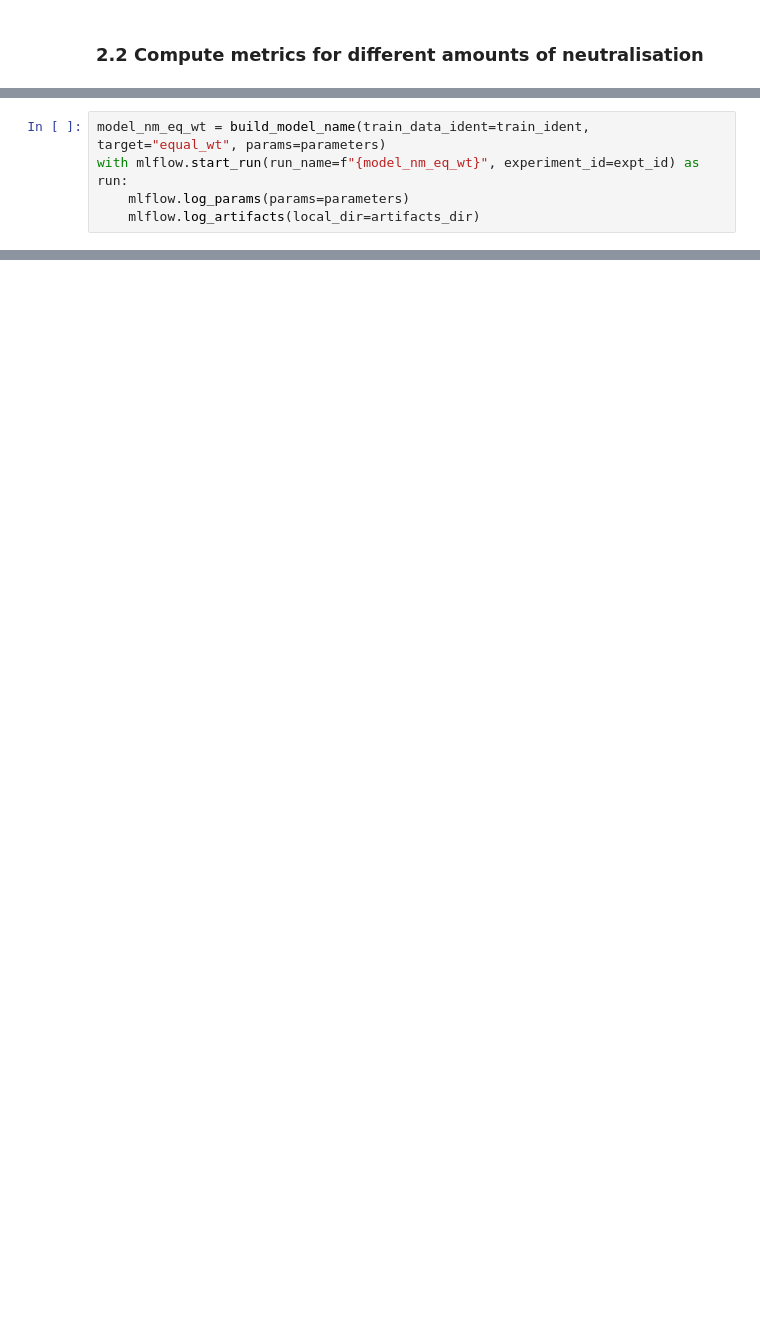
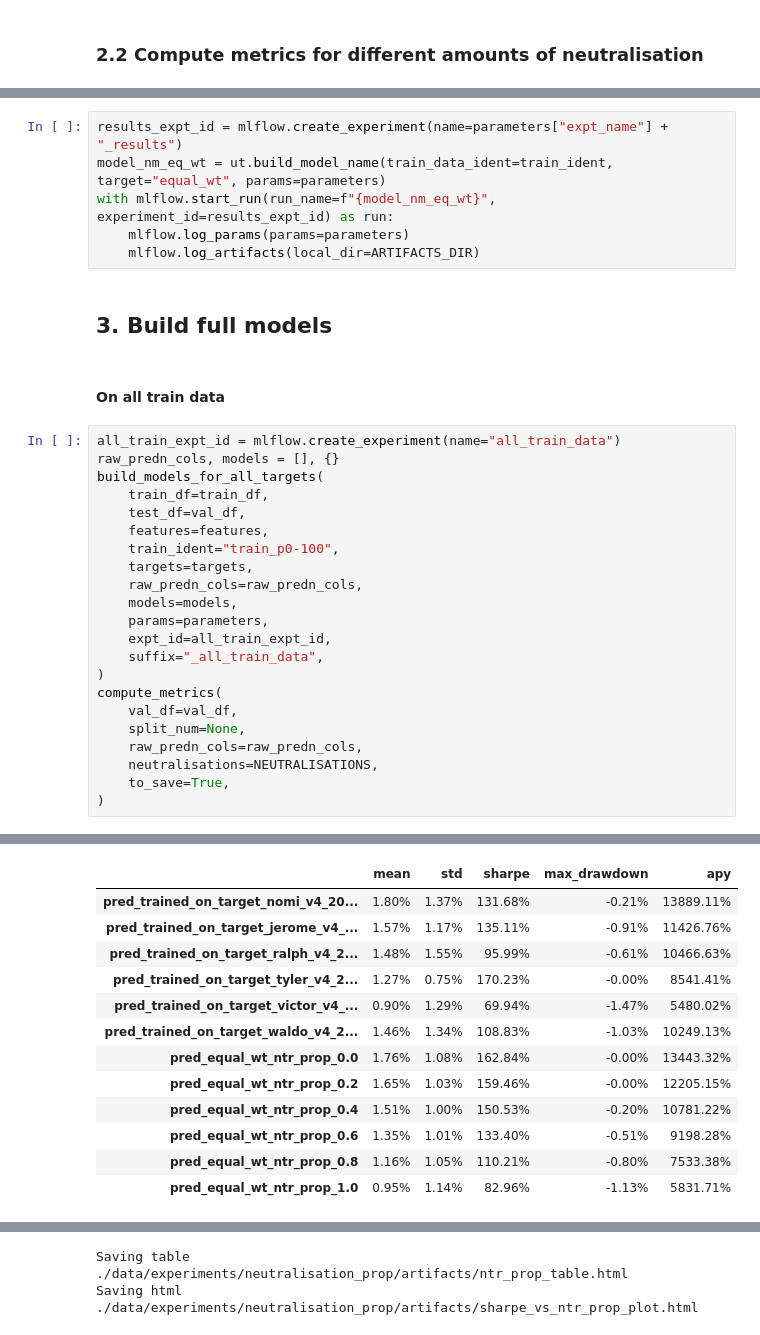
Before and after one commit to psvishnu91/numerai, a Jupyter notebook: numerai/task3-sunshine-neutralisation-proportions.ipynb, the cells around one changed output, grey strips where cells are left out. Cells and saved outputs as stored; diff of their text form; blank space fills up the shorter version.

```diff
--- a/numerai/task3-sunshine-neutralisation-proportions.ipynb
+++ b/numerai/task3-sunshine-neutralisation-proportions.ipynb
@@ -440,5 +512,33 @@ expt_id = mlflow.create_experiment(name="neutralisation_proportions1")
 # %%
-model_nm_eq_wt = build_model_name(train_data_ident=train_ident, target="equal_wt", params=parameters)
-with mlflow.start_run(run_name=f"{model_nm_eq_wt}", experiment_id=expt_id) as run:
+results_expt_id = mlflow.create_experiment(name=parameters["expt_name"] + "_results")
+model_nm_eq_wt = ut.build_model_name(train_data_ident=train_ident, target="equal_wt", params=parameters)
+with mlflow.start_run(run_name=f"{model_nm_eq_wt}", experiment_id=results_expt_id) as run:
     mlflow.log_params(params=parameters)
-    mlflow.log_artifacts(local_dir=artifacts_dir)
+    mlflow.log_artifacts(local_dir=ARTIFACTS_DIR)
+# %% [markdown]
+## 3. Build full models
+# %% [markdown]
+#### On all train data
+# %%
+all_train_expt_id = mlflow.create_experiment(name="all_train_data")
+raw_predn_cols, models = [], {}
+build_models_for_all_targets(
+    train_df=train_df,
+    test_df=val_df,
+    features=features,
+    train_ident="train_p0-100",
+    targets=targets,
+    raw_predn_cols=raw_predn_cols,
+    models=models,
+    params=parameters,
+    expt_id=all_train_expt_id,
+    suffix="_all_train_data",
+)
+compute_metrics(
+    val_df=val_df,
+    split_num=None,
+    raw_predn_cols=raw_predn_cols,
+    neutralisations=NEUTRALISATIONS,
+    to_save=True,
+)
+# %% [output]
@@ -444,0 +557,13 @@ with mlflow.start_run(run_name=f"{model_nm_eq_wt}", experiment_id=expt_id) as ru
+|  | mean | std | sharpe | max_drawdown | apy |
+| pred_trained_on_target_nomi_v4_20... | 1.80% | 1.37% | 131.68% | -0.21% | 13889.11% |
+| pred_trained_on_target_jerome_v4_... | 1.57% | 1.17% | 135.11% | -0.91% | 11426.76% |
+| pred_trained_on_target_ralph_v4_2... | 1.48% | 1.55% | 95.99% | -0.61% | 10466.63% |
+| pred_trained_on_target_tyler_v4_2... | 1.27% | 0.75% | 170.23% | -0.00% | 8541.41% |
+| pred_trained_on_target_victor_v4_... | 0.90% | 1.29% | 69.94% | -1.47% | 5480.02% |
+| pred_trained_on_target_waldo_v4_2... | 1.46% | 1.34% | 108.83% | -1.03% | 10249.13% |
+| pred_equal_wt_ntr_prop_0.0 | 1.76% | 1.08% | 162.84% | -0.00% | 13443.32% |
+| pred_equal_wt_ntr_prop_0.2 | 1.65% | 1.03% | 159.46% | -0.00% | 12205.15% |
+| pred_equal_wt_ntr_prop_0.4 | 1.51% | 1.00% | 150.53% | -0.20% | 10781.22% |
+| pred_equal_wt_ntr_prop_0.6 | 1.35% | 1.01% | 133.40% | -0.51% | 9198.28% |
+| pred_equal_wt_ntr_prop_0.8 | 1.16% | 1.05% | 110.21% | -0.80% | 7533.38% |
+| pred_equal_wt_ntr_prop_1.0 | 0.95% | 1.14% | 82.96% | -1.13% | 5831.71% |
@@ -444,0 +571,2 @@ with mlflow.start_run(run_name=f"{model_nm_eq_wt}", experiment_id=expt_id) as ru
+Saving table ./data/experiments/neutralisation_prop/artifacts/ntr_prop_table.html
+Saving html ./data/experiments/neutralisation_prop/artifacts/sharpe_vs_ntr_prop_plot.html
```
Also changed, not shown: parts of 34 cells of this notebook, 1 other file.
